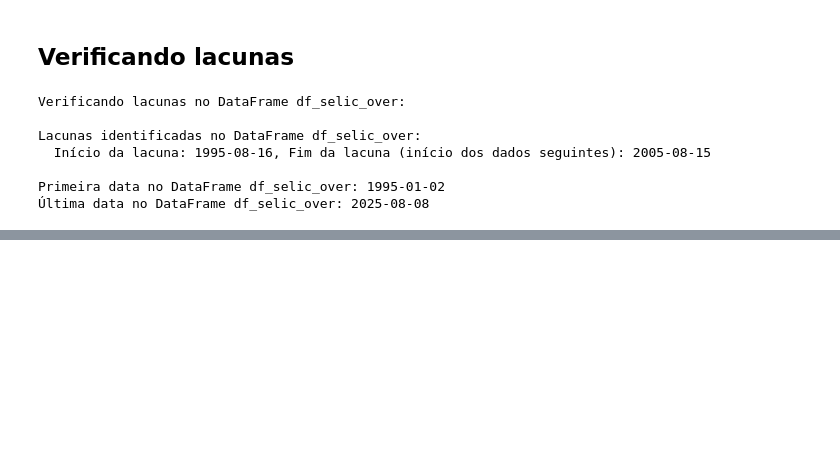
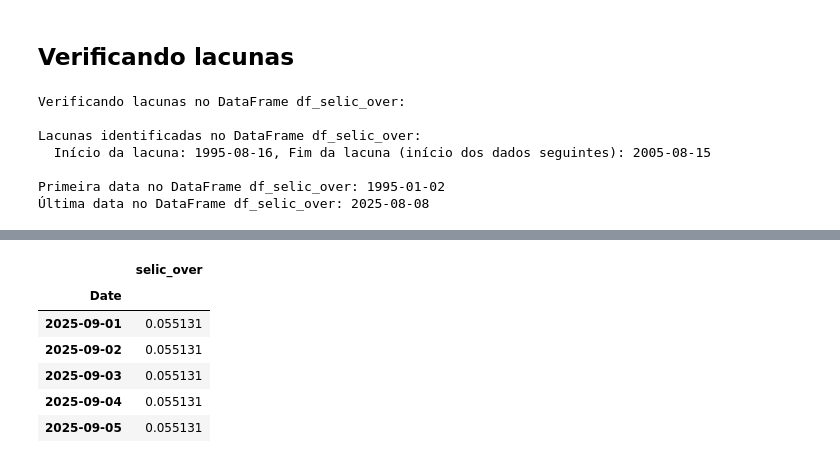
Before and after one commit to brasilemnumeros/dados, a Jupyter notebook: selic/Selic.ipynb, the cells around one changed output, grey strips where cells are left out. Cells and saved outputs as stored; diff of their text form; code cells hidden in the pictures; blank space fills up the shorter version.

```diff
--- a/selic/Selic.ipynb
+++ b/selic/Selic.ipynb
@@ -609,7 +568,7 @@ import json
 
 # Create a list of dictionaries, one for each data point
 data_list_accumulated = []
-for index, value in df_selic_over_accumulated_12m_monthly_independent.items():
+for index, value in df_selic_over_accumulated_12m_monthly.items():
     # Exclude NaN values which appear at the beginning of the rolling calculation
     if pd.notna(value):
         data_list_accumulated.append({
@@ -718,0 +697,11 @@ Primeira data no DataFrame df_selic_over: 1995-01-02
+# %%
+import os
+
+# Define the file path
+file_path = 'selic-over-acum-12m.json'
+
+# Check if the file exists
+file_exists = os.path.exists(file_path)
+
+# Print the result of the check
+print(f"O arquivo '{file_path}' existe: {file_exists}")
@@ -718,0 +788,71 @@ Primeira data no DataFrame df_selic_over: 1995-01-02
+# %%
+from datetime import datetime, timedelta
+from bcb import sgs
+import pandas as pd
+
+# Define the series code for Selic Over (Taxa Selic Over / Extramercado)
+selic_over_code = 11
+
+# Calculate the start date for the new data collection
+# If the file existed and the last indicator date is not the default start date,
+# start collection from the day after the last indicator date.
+# Otherwise, start from the default start date.
+default_start_date = datetime(1995, 1, 1)
+
+# Check if file_exists and last_indicator_date are defined (from previous steps)
+# If not, assume file_exists is False and last_indicator_date is the default
+try:
+    file_exists
+except NameError:
+    file_exists = False
+    print("Variable 'file_exists' not found. Assuming file did not exist.")
+
+try:
+    last_indicator_date
+except NameError:
+    last_indicator_date = default_start_date
+    print("Variable 'last_indicator_date' not found. Using default start date.")
+
+
+if file_exists and last_indicator_date != default_start_date:
+    # Start collecting from the day after the last indicator date
+    start_date_new_data = last_indicator_date + timedelta(days=1)
+else:
+    # If file doesn't exist or last indicator date is the default, start from default
+    start_date_new_data = default_start_date
+
+# Define the end date for the new data collection as today
+end_date_new_data = datetime.now()
+
+# Ensure the start date is not after the end date
+if start_date_new_data > end_date_new_data:
+    print("Start date is after the end date. No new data to collect.")
+    df_new_selic_over = pd.DataFrame() # Create an empty DataFrame
+else:
+    print(f"Attempting to retrieve new Selic Over data from {start_date_new_data.strftime('%Y-%m-%d')} to {end_date_new_data.strftime('%Y-%m-%d')}")
+
+    try:
+        # Use the bcb.sgs.get() function to retrieve the Selic Over series data
+        # Pass the series code as a list of tuples to specify the column name
+        df_new_selic_over = sgs.get([('selic_over', selic_over_code)],
+                                    start=start_date_new_data.strftime('%Y-%m-%d'),
+                                    end=end_date_new_data.strftime('%Y-%m-%d'))
+
+        print(f"Retrieved {len(df_new_selic_over)} rows of new Selic Over data.")
+
+        if not df_new_selic_over.empty:
+            print("\nPrimeiras 5 linhas do DataFrame df_new_selic_over:")
+            display(df_new_selic_over.head())
+
+            print("\nÚltimas 5 linhas do DataFrame df_new_selic_over:")
+            display(df_new_selic_over.tail())
+
+            print("\nInformações do DataFrame df_new_selic_over:")
+            df_new_selic_over.info()
+        else:
+            print("No new data retrieved for the specified period.")
+
+    except Exception as e:
+        print(f"An error occurred while retrieving new Selic Over data: {e}")
+        df_new_selic_over = pd.DataFrame() # Ensure df_new_selic_over is defined even on error
+# %% [output]
@@ -718,0 +863,7 @@ Primeira data no DataFrame df_selic_over: 1995-01-02
+|  | selic_over |
+| Date |  |
+| 2025-09-01 | 0.055131 |
+| 2025-09-02 | 0.055131 |
+| 2025-09-03 | 0.055131 |
+| 2025-09-04 | 0.055131 |
+| 2025-09-05 | 0.055131 |
```
Also changed, not shown: parts of 40 cells of this notebook.
